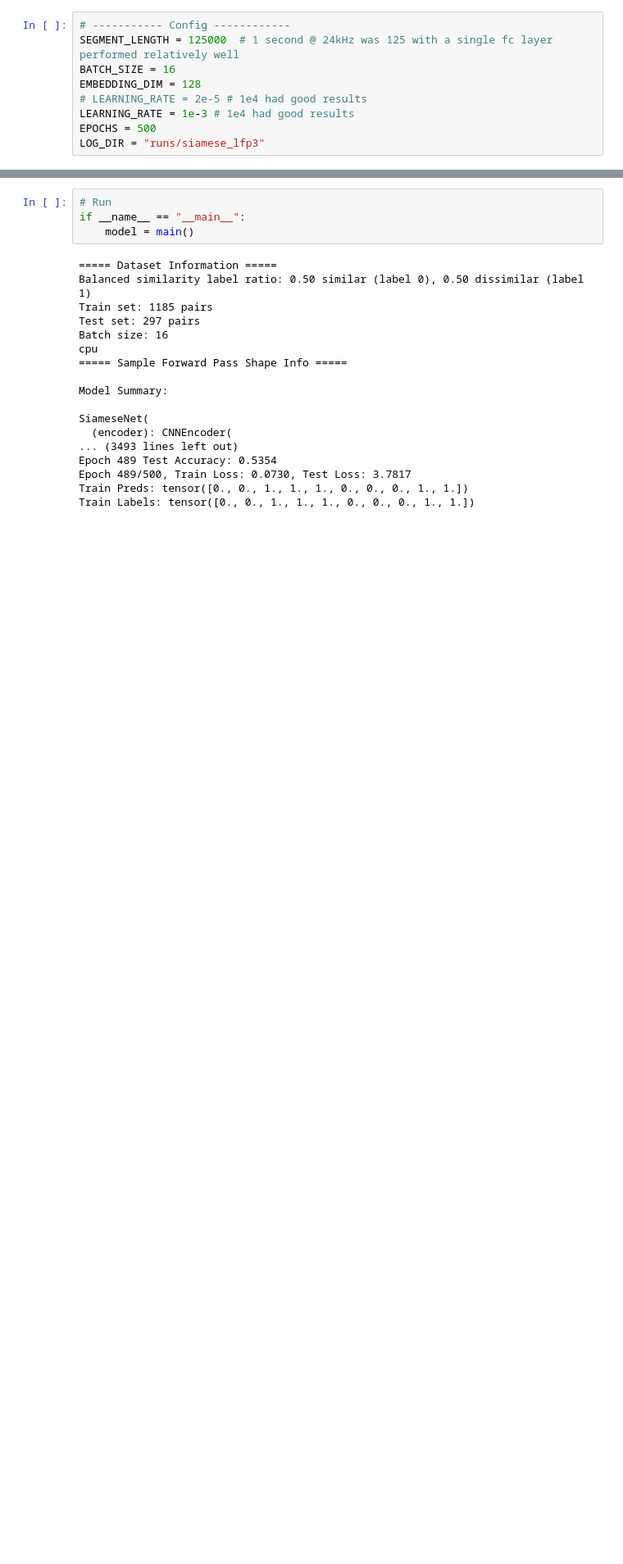
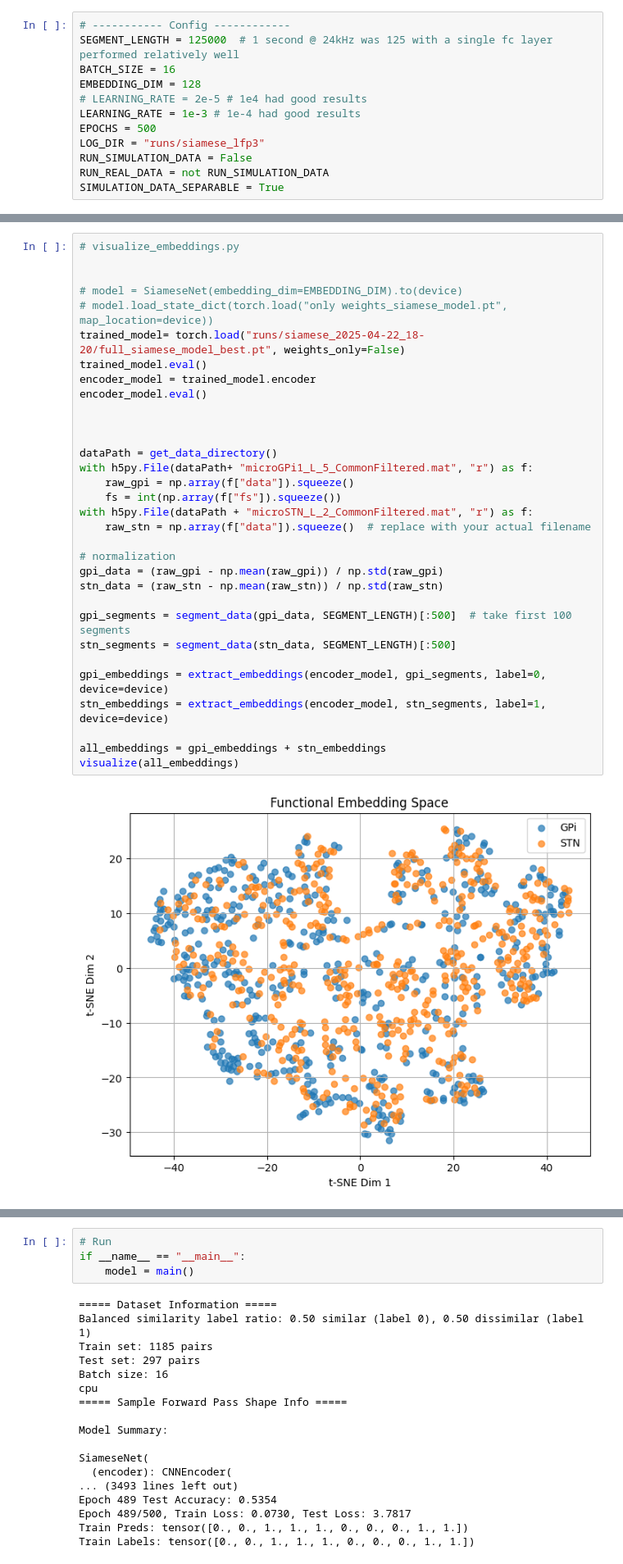
Before and after one commit to sijavadzadeh/NIPS2025, a Jupyter notebook: siamese_lfp_model.ipynb, the cells around one changed output, grey strips where cells are left out. Shown: that part at 82% size. Cells and saved outputs as stored; diff of their text form; blank space fills up the shorter version.

Commit message:
Several updates to model and data

```diff
--- a/siamese_lfp_model.ipynb
+++ b/siamese_lfp_model.ipynb
@@ -24,9 +29,12 @@ SEGMENT_LENGTH = 125000  # 1 second @ 24kHz was 125 with a single fc layer perfo
 BATCH_SIZE = 16
 EMBEDDING_DIM = 128
 # LEARNING_RATE = 2e-5 # 1e4 had good results
-LEARNING_RATE = 1e-3 # 1e4 had good results
+LEARNING_RATE = 1e-3 # 1e-4 had good results
 EPOCHS = 500
 LOG_DIR = "runs/siamese_lfp3"
+RUN_SIMULATION_DATA = False
+RUN_REAL_DATA = not RUN_SIMULATION_DATA
+SIMULATION_DATA_SEPARABLE = True
 # %%
 # ----------- Data Preparation ------------
 def segment_data(data, segment_length):
@@ -376 +529,35 @@ def main():
+# %%
+# visualize_embeddings.py
+
+
+# model = SiameseNet(embedding_dim=EMBEDDING_DIM).to(device)
+# model.load_state_dict(torch.load("only weights_siamese_model.pt", map_location=device))
+trained_model= torch.load("runs/siamese_2025-04-22_18-20/full_siamese_model_best.pt", weights_only=False)
+trained_model.eval()
+encoder_model = trained_model.encoder
+encoder_model.eval()
+
+
+
+dataPath = get_data_directory()
+with h5py.File(dataPath+ "microGPi1_L_5_CommonFiltered.mat", "r") as f:
+    raw_gpi = np.array(f["data"]).squeeze()
+    fs = int(np.array(f["fs"]).squeeze())
+with h5py.File(dataPath + "microSTN_L_2_CommonFiltered.mat", "r") as f:
+    raw_stn = np.array(f["data"]).squeeze()  # replace with your actual filename
+
+# normalization
+gpi_data = (raw_gpi - np.mean(raw_gpi)) / np.std(raw_gpi)
+stn_data = (raw_stn - np.mean(raw_stn)) / np.std(raw_stn)
+
+gpi_segments = segment_data(gpi_data, SEGMENT_LENGTH)[:500]  # take first 100 segments
+stn_segments = segment_data(stn_data, SEGMENT_LENGTH)[:500]
+
+gpi_embeddings = extract_embeddings(encoder_model, gpi_segments, label=0, device=device)
+stn_embeddings = extract_embeddings(encoder_model, stn_segments, label=1, device=device)
+
+all_embeddings = gpi_embeddings + stn_embeddings
+visualize(all_embeddings)
+# %% [output]
+[figure, added]
 # %%
```
Also changed, not shown: parts of 10 cells of this notebook, 2 other files.
